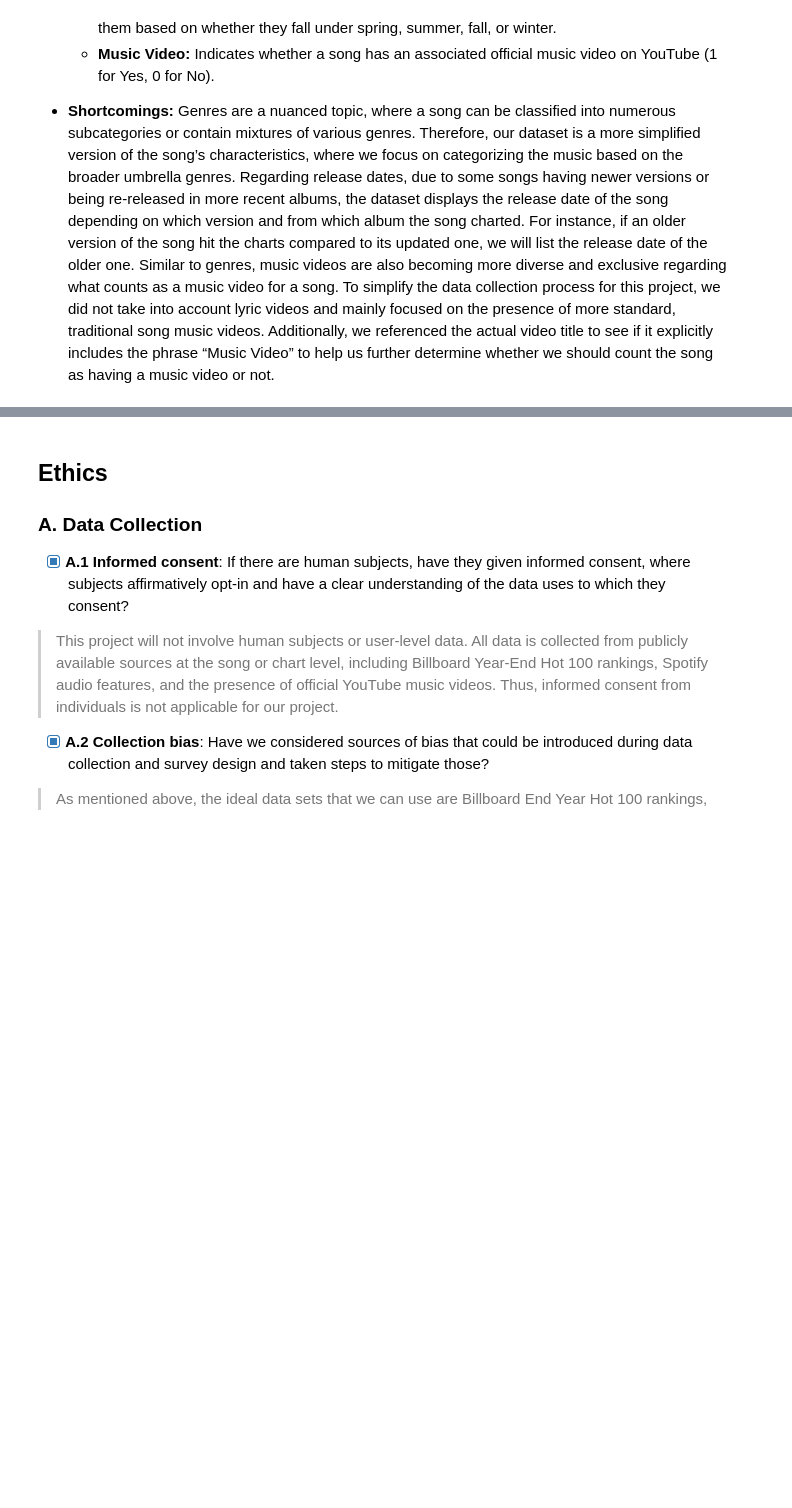
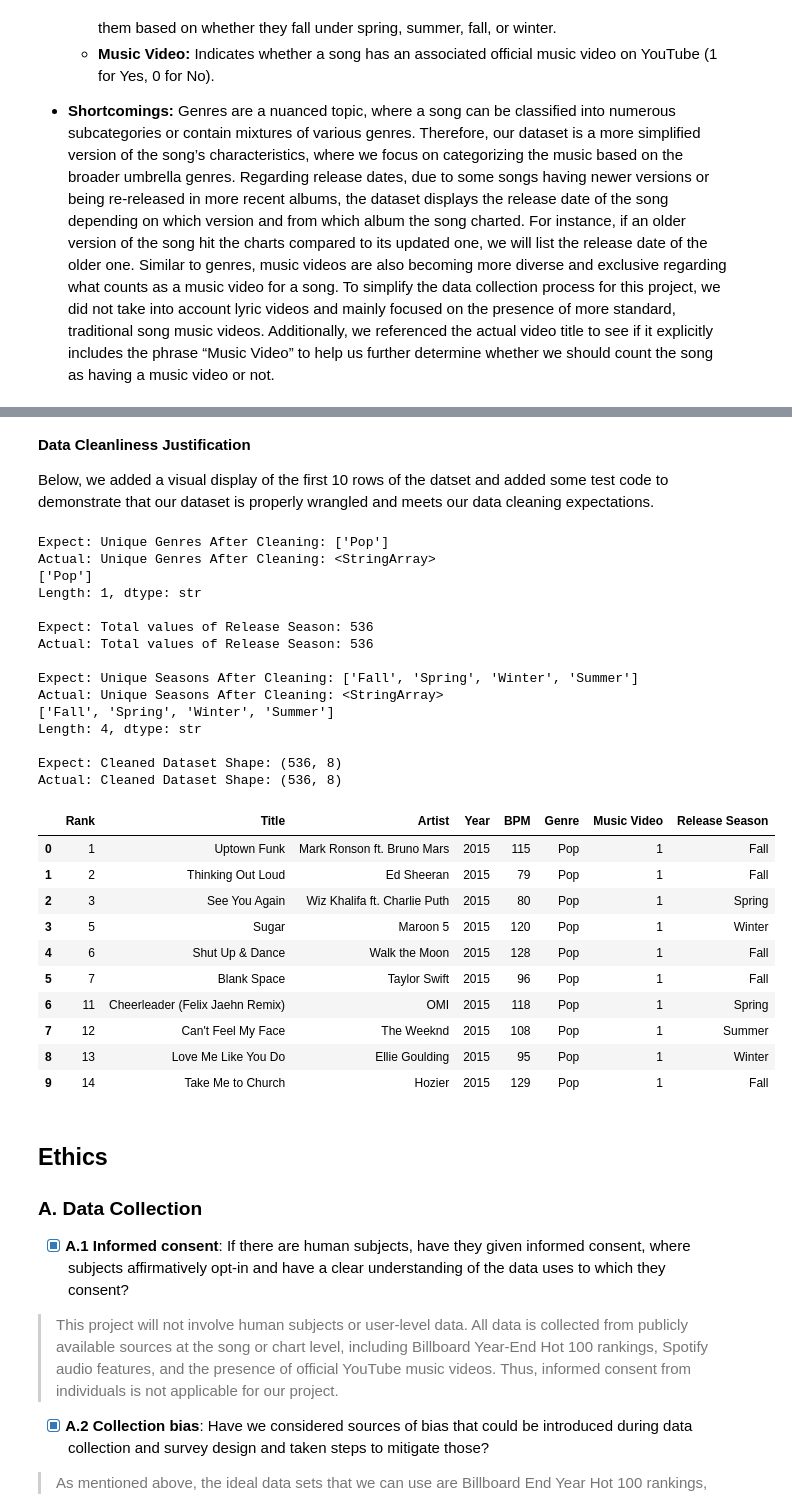
Before and after one commit to COGS108/Group030_WI26, a Jupyter notebook: 01-DataCheckpoint.ipynb, the cells around one changed output, grey strips where cells are left out. Cells and saved outputs as stored; diff of their text form; code cells hidden in the pictures; blank space fills up the shorter version.

```diff
--- a/01-DataCheckpoint.ipynb
+++ b/01-DataCheckpoint.ipynb
@@ -156,3 +207,51 @@ Dimensions (Rows, Columns): (536, 8)
+# %% [markdown]
+**Data Cleanliness Justification**
+
+Below, we added a visual display of the first 10 rows of the datset and added some test code to demonstrate that our dataset is properly wrangled and meets our data cleaning expectations.
+# %%
+# Verify the results
+print("Expect: Unique Genres After Cleaning: ['Pop']")
+print("Actual: Unique Genres After Cleaning:", df_pop['Genre'].unique())
+print()
+print("Expect: Total values of Release Season: 536")
+print("Actual: Total values of Release Season:", df_pop['Release Season'].value_counts().sum())
+print()
+print("Expect: Unique Seasons After Cleaning: ['Fall', 'Spring', 'Winter', 'Summer']")
+print("Actual: Unique Seasons After Cleaning:", df_pop['Release Season'].unique())
+print()
+# Display size of cleaned table
+print("Expect: Cleaned Dataset Shape: (536, 8)")
+print(f"Actual: Cleaned Dataset Shape: {df_pop.shape}")
+print()
+# Display cleaned table
+display(df_pop.head(10))
+# %% [output]
+Expect: Unique Genres After Cleaning: ['Pop']
+Actual: Unique Genres After Cleaning: <StringArray>
+['Pop']
+Length: 1, dtype: str
+
+Expect: Total values of Release Season: 536
+Actual: Total values of Release Season: 536
+
+Expect: Unique Seasons After Cleaning: ['Fall', 'Spring', 'Winter', 'Summer']
+Actual: Unique Seasons After Cleaning: <StringArray>
+['Fall', 'Spring', 'Winter', 'Summer']
+Length: 4, dtype: str
+
+Expect: Cleaned Dataset Shape: (536, 8)
+Actual: Cleaned Dataset Shape: (536, 8)
+|  | Rank | Title | Artist | Year | BPM | Genre | Music Video | Release Season |
+| 0 | 1 | Uptown Funk | Mark Ronson ft. Bruno Mars | 2015 | 115 | Pop | 1 | Fall |
+| 1 | 2 | Thinking Out Loud | Ed Sheeran | 2015 | 79 | Pop | 1 | Fall |
+| 2 | 3 | See You Again | Wiz Khalifa ft. Charlie Puth | 2015 | 80 | Pop | 1 | Spring |
+| 3 | 5 | Sugar | Maroon 5 | 2015 | 120 | Pop | 1 | Winter |
+| 4 | 6 | Shut Up & Dance | Walk the Moon | 2015 | 128 | Pop | 1 | Fall |
+| 5 | 7 | Blank Space | Taylor Swift | 2015 | 96 | Pop | 1 | Fall |
+| 6 | 11 | Cheerleader (Felix Jaehn Remix) | OMI | 2015 | 118 | Pop | 1 | Spring |
+| 7 | 12 | Can't Feel My Face | The Weeknd | 2015 | 108 | Pop | 1 | Summer |
+| 8 | 13 | Love Me Like You Do | Ellie Goulding | 2015 | 95 | Pop | 1 | Winter |
+| 9 | 14 | Take Me to Church | Hozier | 2015 | 129 | Pop | 1 | Fall |
 # %% [markdown]
 ## Ethics
 
```
Also changed, not shown: parts of 9 cells of this notebook.
